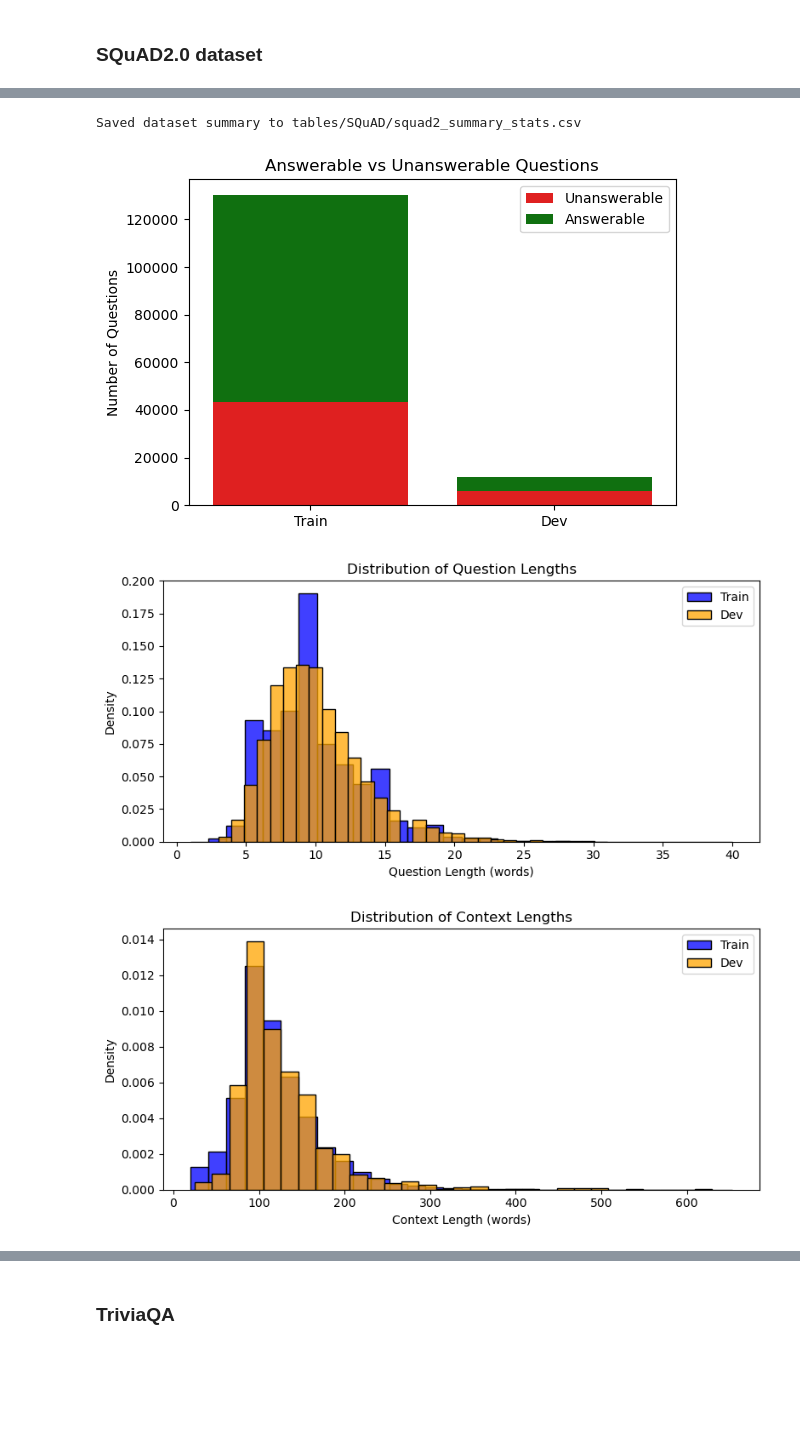
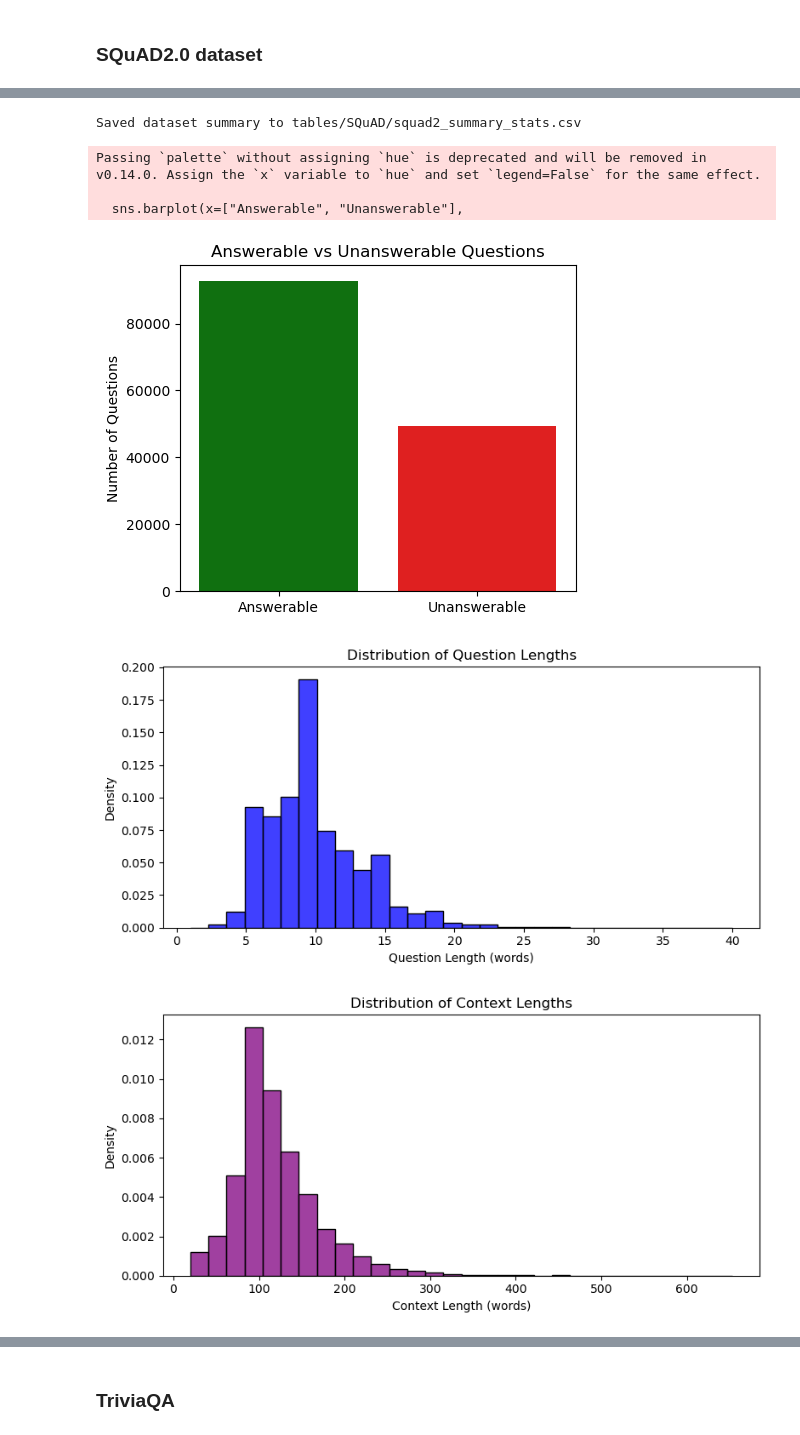
Before and after one commit to christian-hobelsberger/LLMUncertainty, a Jupyter notebook: dataset_analysis.ipynb, the cells around one changed output, grey strips where cells are left out. Cells and saved outputs as stored; diff of their text form; code cells hidden in the pictures; blank space fills up the shorter version.

Commit message:
Adjusted and finished EDA for squad and triviaqa -> produced figures for report

```diff
--- a/dataset_analysis.ipynb
+++ b/dataset_analysis.ipynb
@@ -88,7 +87,6 @@ def compute_stats(df, name):
     avg_answers_per_question = df[df['is_impossible'] == False]['answers'].apply(len).mean()
     avg_question_length = df['question'].apply(lambda x: len(x.split())).mean()
     avg_context_length = df['context'].apply(lambda x: len(x.split())).mean()
-
     return {
         'Dataset': name,
         'Total Questions': total_questions,
@@ -99,59 +97,51 @@ def compute_stats(df, name):
         'Avg Context Length (words)': avg_context_length
     }
 
-# Compute stats
-train_stats = compute_stats(train_df, "Train")
-dev_stats = compute_stats(dev_df, "Dev")
-stats_df = pd.DataFrame([train_stats, dev_stats])
+# Compute stats for merged SQuAD
+stats_squad = compute_stats(squad_df, "Merged")
+stats_df_squad = pd.DataFrame([stats_squad])
 
 # Save stats table
-stats_df.to_csv("tables/SQuAD/squad2_summary_stats.csv", index=False)
+stats_df_squad.to_csv("tables/SQuAD/squad2_summary_stats.csv", index=False)
 print("Saved dataset summary to tables/SQuAD/squad2_summary_stats.csv")
 
 # ----------- Visualization 1: Answerable vs Unanswerable ------------
-plt.figure(figsize=(6, 4))
-sns.barplot(x=["Train", "Dev"],
-            y=[train_stats['Unanswerable Questions'], dev_stats['Unanswerable Questions']],
-            color="red", label="Unanswerable")
-sns.barplot(x=["Train", "Dev"],
-            y=[train_stats['Answerable Questions'], dev_stats['Answerable Questions']],
-            color="green",
-            bottom=[train_stats['Unanswerable Questions'], dev_stats['Unanswerable Questions']],
-            label="Answerable")
+plt.figure(figsize=(5, 4))
+sns.barplot(x=["Answerable", "Unanswerable"],
+            y=[stats_squad['Answerable Questions'], stats_squad['Unanswerable Questions']],
+            palette=["green", "red"])
 plt.ylabel("Number of Questions")
 plt.title("Answerable vs Unanswerable Questions")
-plt.legend()
 plt.tight_layout()
 plt.savefig("figures/SQuAD/answerable_vs_unanswerable.png")
 plt.show()
 
 # ----------- Visualization 2: Question Length Distribution ------------
 plt.figure(figsize=(8, 4))
-sns.histplot(train_df['question'].apply(lambda x: len(x.split())), kde=False, bins=30, label='Train', color='blue', stat="density")
-sns.histplot(dev_df['question'].apply(lambda x: len(x.split())), kde=False, bins=30, label='Dev', color='orange', stat="density")
+sns.histplot(squad_df['question'].apply(lambda x: len(x.split())), kde=False, bins=30, color='blue', stat="density")
 plt.xlabel("Question Length (words)")
 plt.ylabel("Density")
 plt.title("Distribution of Question Lengths")
-plt.legend()
 plt.tight_layout()
 plt.savefig("figures/SQuAD/question_length_distribution.png")
 plt.show()
 
 # ----------- Visualization 3: Context Length Distribution ------------
 plt.figure(figsize=(8, 4))
-sns.histplot(train_df['context'].apply(lambda x: len(x.split())), kde=False, bins=30, label='Train', color='blue', stat="density")
-sns.histplot(dev_df['context'].apply(lambda x: len(x.split())), kde=False, bins=30, label='Dev', color='orange', stat="density")
+sns.histplot(squad_df['context'].apply(lambda x: len(x.split())), kde=False, bins=30, color='purple', stat="density")
 plt.xlabel("Context Length (words)")
 plt.ylabel("Density")
 plt.title("Distribution of Context Lengths")
-plt.legend()
 plt.tight_layout()
 plt.savefig("figures/SQuAD/context_length_distribution.png")
 plt.show()
 
-print(stats_df)
+print(stats_df_squad)
 # %% [output]
 Saved dataset summary to tables/SQuAD/squad2_summary_stats.csv
+Passing `palette` without assigning `hue` is deprecated and will be removed in v0.14.0. Assign the `x` variable to `hue` and set `legend=False` for the same effect.
+
+  sns.barplot(x=["Answerable", "Unanswerable"],
-[figure, old version]
+[figure, new version]
-[figure, old version]
+[figure, new version]
-[figure, old version]
+[figure, new version]
```
Also changed, not shown: parts of 13 cells of this notebook, 17 other files.
